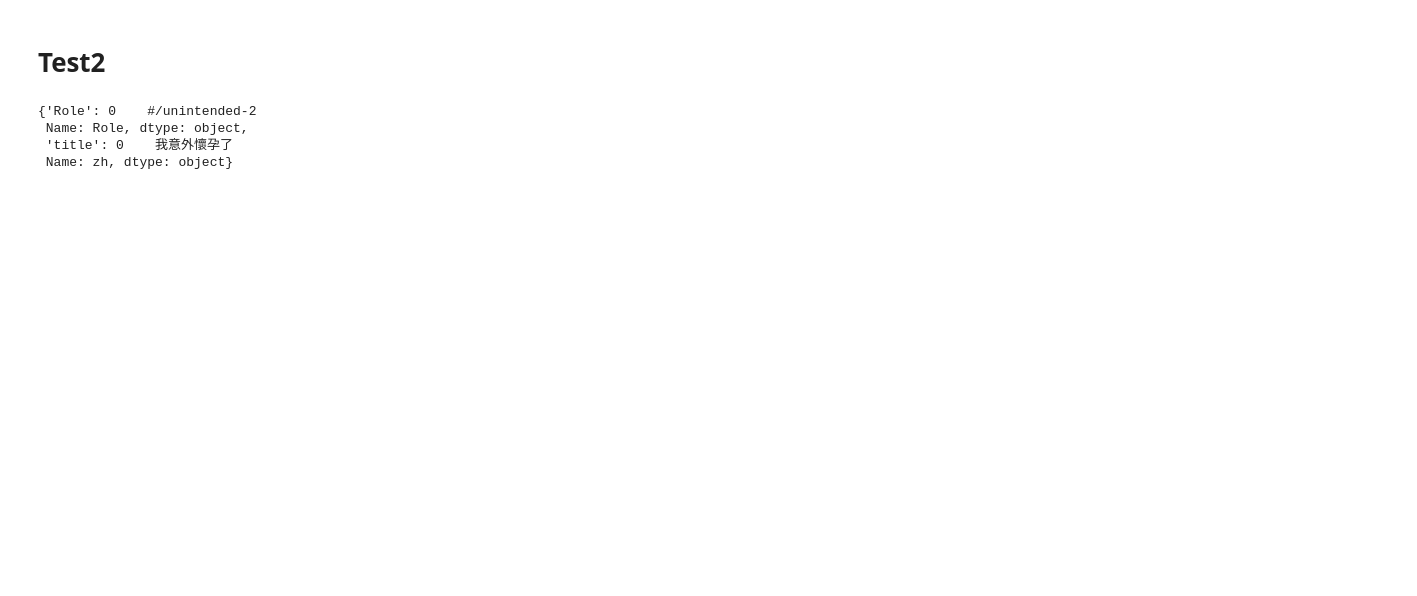
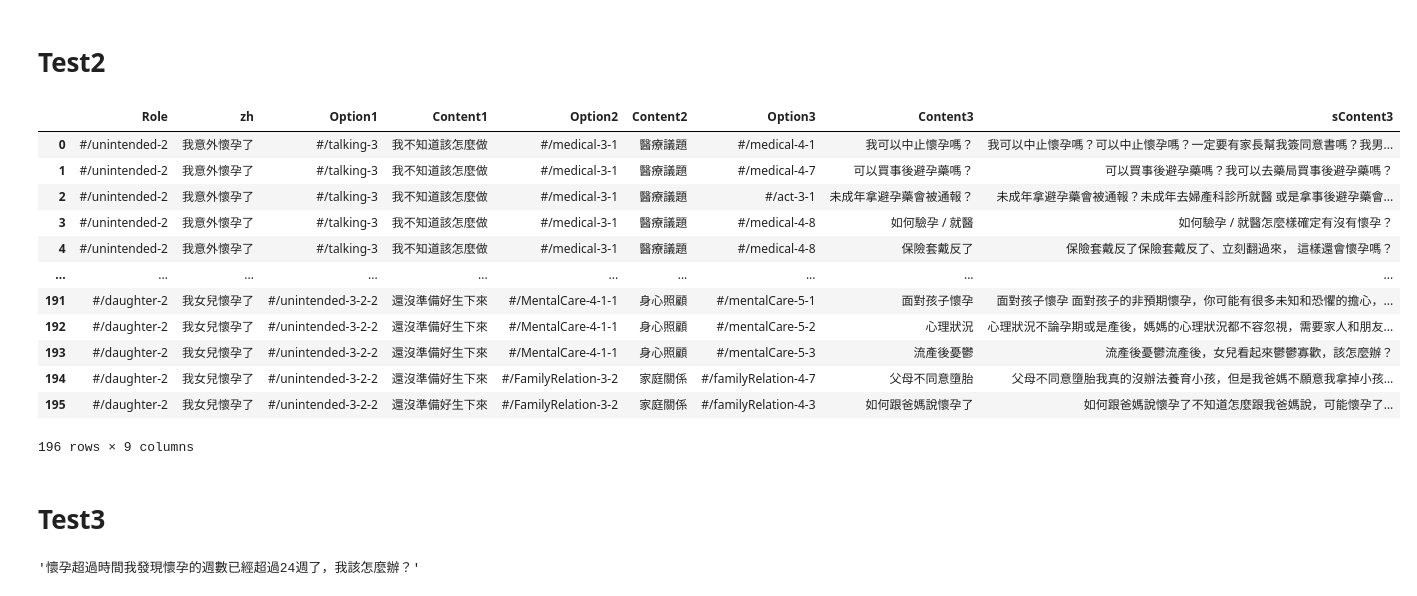
Before and after one commit to TzuChingg/Aragaki-Yui2, a Jupyter notebook: 小蝴蝶.ipynb, the cells around one changed output. Drawn from its saved outputs; the diff is of its cells as text; code cells hidden in the pictures; blank space fills up the shorter version.

```diff
--- a/小蝴蝶.ipynb
+++ b/小蝴蝶.ipynb
@@ -307,18 +307,16 @@ web = webdriver.Chrome()
 base = 'https://paela-iecosystem.meida.tw/'
 # url = 'https://paela-iecosystem.meida.tw/#/intimacy-4-2'
 
-Role = ['#/unintended-2', '#/youngdad-2', '#/daughter-2']
-zh = ['我意外懷孕了', '我女友懷孕了', '我女兒懷孕了']
+Role = ['#/unintended-2']
+# , '#/youngdad-2', '#/daughter-2']
+zh = ['我意外懷孕了']
+# , '我女友懷孕了', '我女兒懷孕了']
 # Option11 = ['#/intimacy-3-1']
 # Option22 = ['#/medical-3-1', '#/talking-4-1', '#/familyRelation-3-1', '#/intimacy-3-1']
 # 'unintended-2'
 # 'youngdad-2'
 # 'daughter-2'
 string = []
-dict0 = dict()
-dict1 = dict()
-dict2 = dict()
-dict3 = dict()
 for l, k in enumerate(Role) :
     url = base + k
     web.get(url)
@@ -334,6 +332,7 @@ for l, k in enumerate(Role) :
         page = web.page_source
         Soup = BeautifulSoup(page,"lxml")
         State2 = Soup.select("#\#app > div > div:nth-child(2) > div:nth-child(7) > main > section.container.step-rwd > div > div.container.step-box > div > ul > li > a")
+        # State21 = Soup.select("#\#app > div > div:nth-child(2) > div:nth-child(7) > main > section.container.step-rwd > div > div > div > div:nth-child(2) > ul > li")
         for m, n in enumerate(State2):
             Options2 = State2[m]['href']
             url = base + Options2
@@ -342,10 +341,12 @@ for l, k in enumerate(Role) :
             page = web.page_source
             Soup = BeautifulSoup(page,"lxml")
             State3 = Soup.select("#\#app > div > div:nth-child(2) > div:nth-child(7) > main > section.container.step-rwd > div > div.container.step-box > div > ul > li > a")
+            State31 = Soup.select("#\#app > div > div:nth-child(2) > div:nth-child(7) > main > section.container.step-rwd > div > div > div > ul > li")
             if State3 != []:
                 for o, p in enumerate(State3):
                     # 第一版
-                    str0 = Role[l] + ',' + zh[l] + ',' + State1[i]["href"] + ',' + State1[i].text + ',' + State2[m]["href"] + ',' + State2[m].text + ',' + State3[o]["href"] + ',' + State3[o].text + ',' + State3[o]['href']
+                    str0 = Role[l] + ',' + zh[l] + ',' + State1[i]["href"] + ',' + State1[i].text + ',' + State2[m]["href"] + ',' + State2[m].text + ',' + \
+                                                        State3[o]["href"] + ',' + State3[o].text + ',' + State31[o].text
                     string.append(str0)
             else:
                 for q, r in enumerate(State3):
@@ -356,8 +357,10 @@ for l, k in enumerate(Role) :
                     page = web.page_source
                     Soup = BeautifulSoup(page,"lxml")
                     State4 = Soup.select("#\#app > div > div:nth-child(2) > div:nth-child(7) > main > section.container.step-rwd > div > div.container.step-box > div > ul > li > a")
+                    State41 = Soup.select("#\#app > div > div:nth-child(2) > div:nth-child(7) > main > section.container.step-rwd > div > div > div > div:nth-child(2) > ul > li")
                     for s, t in enumerate(State4):
-                        str0 = Role[l] + ',' + zh[l] + ',' + State1[i]["href"] + ',' + State1[i].text + ',' + State2[m]["href"] + ',' + State2[m].text + ',' + State3[o]["href"] + ',' + State3[o].text + ',' + State3[o]['href'] + ',' + State4[s].text + ',' + State4[s]['href']
+                        str0 = Role[l] + ',' + zh[l] + ',' + State1[i]["href"] + ',' + State1[i].text + ',' + State2[m]["href"] + ',' + State2[m].text + ',' + \
+                                                            State3[o]["href"] + ',' + State3[o].text + ',' + State31[o].text + ',' + State4[s]["href"] + ',' + State4[s].text + ',' + State41[s].text
                         string.append(str0)
                 # 手刻
                 # dict3 = {"Option3": State3[o]["href"], "Content": State3[o].text }
@@ -370,15 +392,2 @@ for l, k in enumerate(Role) :
 # %% [markdown]
 # Test2
-# %%
-dict1 = dict()
-B[['Role', 'zh']].drop_duplicates()
-for i in range(len(B[['Role', 'zh']].drop_duplicates())):
-    C = B[['Role', 'zh']].drop_duplicates()
-    dict1 = {'Role':C['Role'], 'title': C['zh']}
-# %%
-dict1
-# %% [output]
-{'Role': 0    #/unintended-2
- Name: Role, dtype: object,
- 'title': 0    我意外懷孕了
- Name: zh, dtype: object}
@@ -384,0 +461,21 @@ dict1
+# %%
+A = pd.DataFrame(string)
+A[['Role', 'zh', 'Option1', 'Content1', 'Option2', 'Content2', 'Option3', 'Content3', 'sContent3']] = A[0].str.split(",", expand=True)
+A.drop(columns=0, inplace=True)
+A
+# %% [output]
+|  | Role | zh | Option1 | Content1 | Option2 | Content2 | Option3 | Content3 | sContent3 |
+| 0 | #/unintended-2 | 我意外懷孕了 | #/talking-3 | 我不知道該怎麼做 | #/medical-3-1 | 醫療議題 | #/medical-4-1 | 我可以中止懷孕嗎？ | 我可以中止懷孕嗎？可以中止懷孕嗎？一定要有家長幫我簽同意書嗎？我男... |
+| 1 | #/unintended-2 | 我意外懷孕了 | #/talking-3 | 我不知道該怎麼做 | #/medical-3-1 | 醫療議題 | #/medical-4-7 | 可以買事後避孕藥嗎？ | 可以買事後避孕藥嗎？我可以去藥局買事後避孕藥嗎？ |
+| 2 | #/unintended-2 | 我意外懷孕了 | #/talking-3 | 我不知道該怎麼做 | #/medical-3-1 | 醫療議題 | #/act-3-1 | 未成年拿避孕藥會被通報？ | 未成年拿避孕藥會被通報？未成年去婦產科診所就醫 或是拿事後避孕藥會... |
+| 3 | #/unintended-2 | 我意外懷孕了 | #/talking-3 | 我不知道該怎麼做 | #/medical-3-1 | 醫療議題 | #/medical-4-8 | 如何驗孕 / 就醫 | 如何驗孕 / 就醫怎麼樣確定有沒有懷孕？ |
+| 4 | #/unintended-2 | 我意外懷孕了 | #/talking-3 | 我不知道該怎麼做 | #/medical-3-1 | 醫療議題 | #/medical-4-8 | 保險套戴反了 | 保險套戴反了保險套戴反了、立刻翻過來， 這樣還會懷孕嗎？ |
+| ... | ... | ... | ... | ... | ... | ... | ... | ... | ... |
+| 191 | #/daughter-2 | 我女兒懷孕了 | #/unintended-3-2-2 | 還沒準備好生下來 | #/MentalCare-4-1-1 | 身心照顧 | #/mentalCare-5-1 | 面對孩子懷孕 | 面對孩子懷孕 面對孩子的非預期懷孕，你可能有很多未知和恐懼的擔心，... |
+| 192 | #/daughter-2 | 我女兒懷孕了 | #/unintended-3-2-2 | 還沒準備好生下來 | #/MentalCare-4-1-1 | 身心照顧 | #/mentalCare-5-2 | 心理狀況 | 心理狀況不論孕期或是產後，媽媽的心理狀況都不容忽視，需要家人和朋友... |
+| 193 | #/daughter-2 | 我女兒懷孕了 | #/unintended-3-2-2 | 還沒準備好生下來 | #/MentalCare-4-1-1 | 身心照顧 | #/mentalCare-5-3 | 流產後憂鬱 | 流產後憂鬱流產後，女兒看起來鬱鬱寡歡，該怎麼辦？ |
+| 194 | #/daughter-2 | 我女兒懷孕了 | #/unintended-3-2-2 | 還沒準備好生下來 | #/FamilyRelation-3-2 | 家庭關係 | #/familyRelation-4-7 | 父母不同意墮胎 | 父母不同意墮胎我真的沒辦法養育小孩，但是我爸媽不願意我拿掉小孩… |
+| 195 | #/daughter-2 | 我女兒懷孕了 | #/unintended-3-2-2 | 還沒準備好生下來 | #/FamilyRelation-3-2 | 家庭關係 | #/familyRelation-4-3 | 如何跟爸媽說懷孕了 | 如何跟爸媽說懷孕了不知道怎麼跟我爸媽說，可能懷孕了… |
+196 rows × 9 columns
+# %% [markdown]
+#  Test3
@@ -384,0 +495,4 @@ dict1
+# %%
+State1[1].text
+# %% [output]
+'懷孕超過時間我發現懷孕的週數已經超過24週了，我該怎麼辦？'
```
Also changed, not shown: parts of 17 cells of this notebook.
